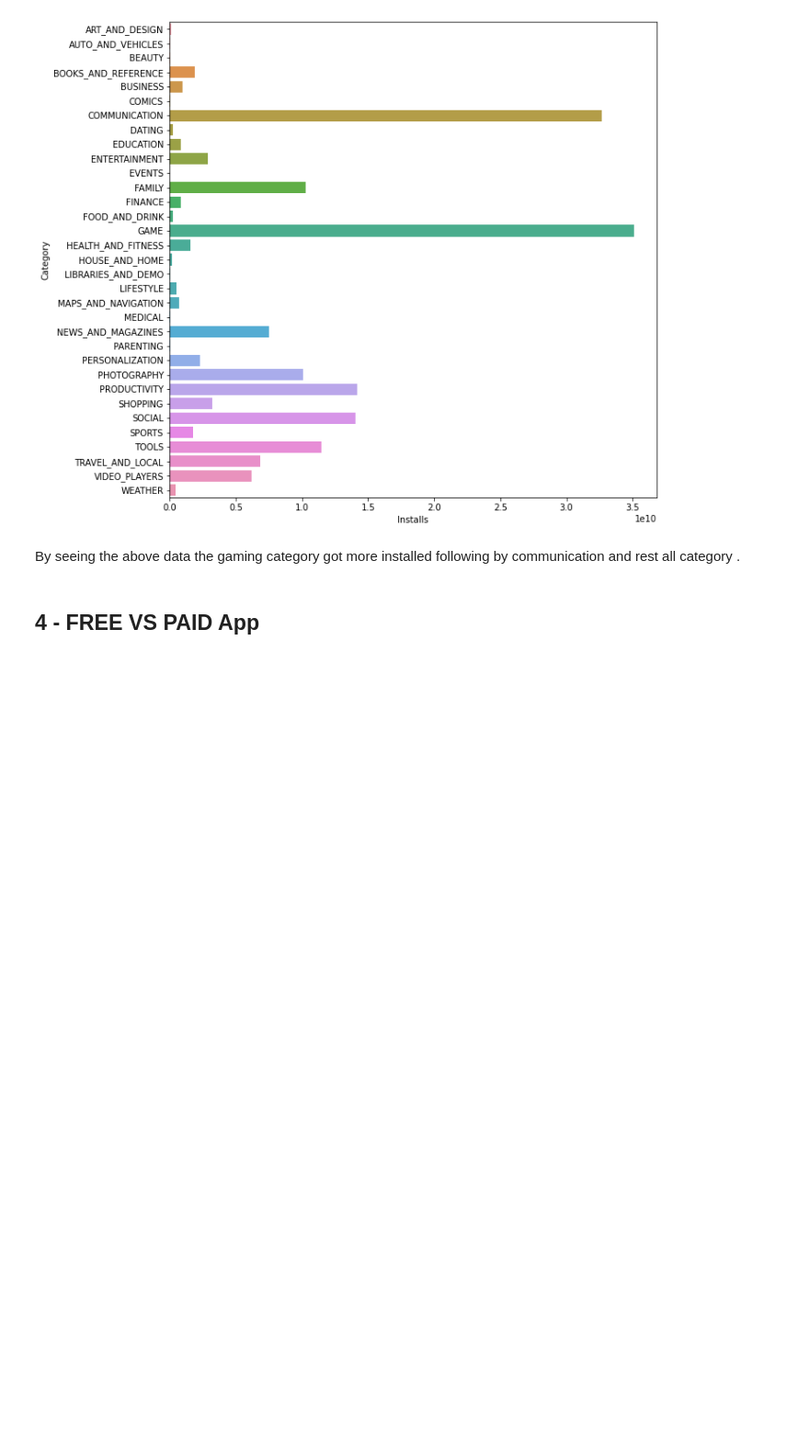
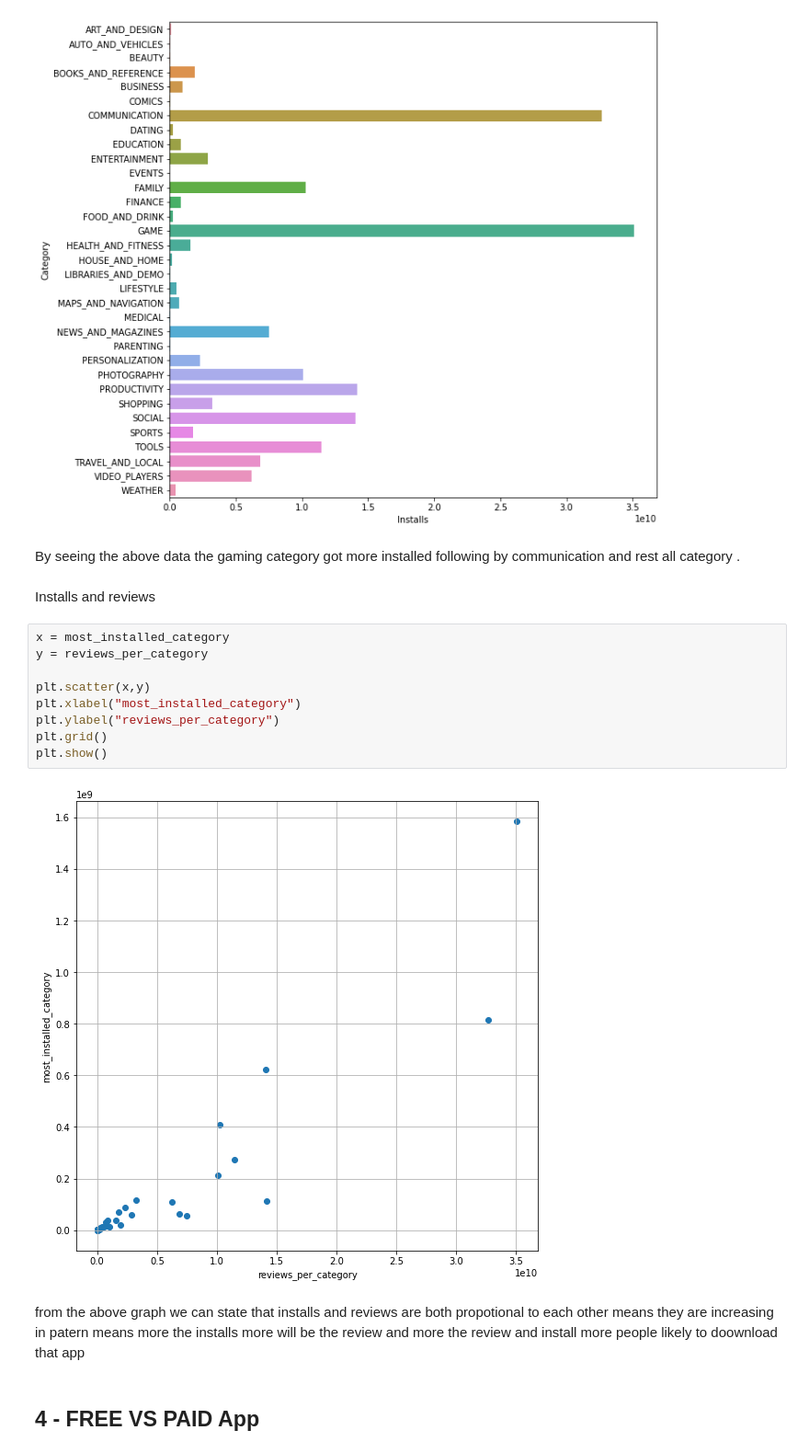
Before and after one commit to abhi-shek-solanki/play-store-data-analysis, a Jupyter notebook: 1stcapston_project_Play_Store_App_Review_Analysis_solution_Capstone_Project.ipynb, the cells around one changed output. Shown at 92% size. Saved outputs shown, nothing was run; the diff lists cells and outputs as text; blank space fills up the shorter version.

```diff
--- a/1stcapston_project_Play_Store_App_Review_Analysis_solution_Capstone_Project.ipynb
+++ b/1stcapston_project_Play_Store_App_Review_Analysis_solution_Capstone_Project.ipynb
@@ -175,6 +206,21 @@ sns.barplot(x=most_installed_category, y=most_installed_category.index, data=pla
 [figure]
 # %% [markdown]
 By seeing the above data the gaming category got more installed following by communication and rest all category .
+# %% [markdown]
+Installs and reviews
+# %%
+x = most_installed_category
+y = reviews_per_category
+
+plt.scatter(x,y)
+plt.xlabel("most_installed_category")
+plt.ylabel("reviews_per_category")
+plt.grid()
+plt.show()
+# %% [output]
+[figure, added]
+# %% [markdown]
+from the above graph we can state that installs and reviews are both propotional to each other means they are increasing in patern means more the installs more will be the review and more the review and install more people likely to doownload that app
 # %% [markdown]
 ## 4 - FREE VS PAID App
 # %%
```
Also changed, not shown: parts of 5 cells of this notebook.
